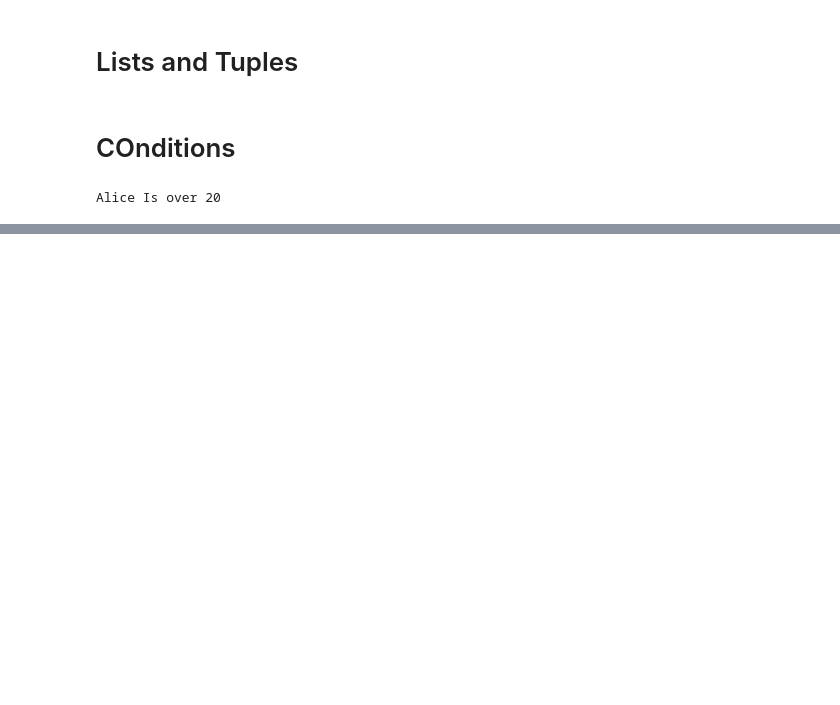
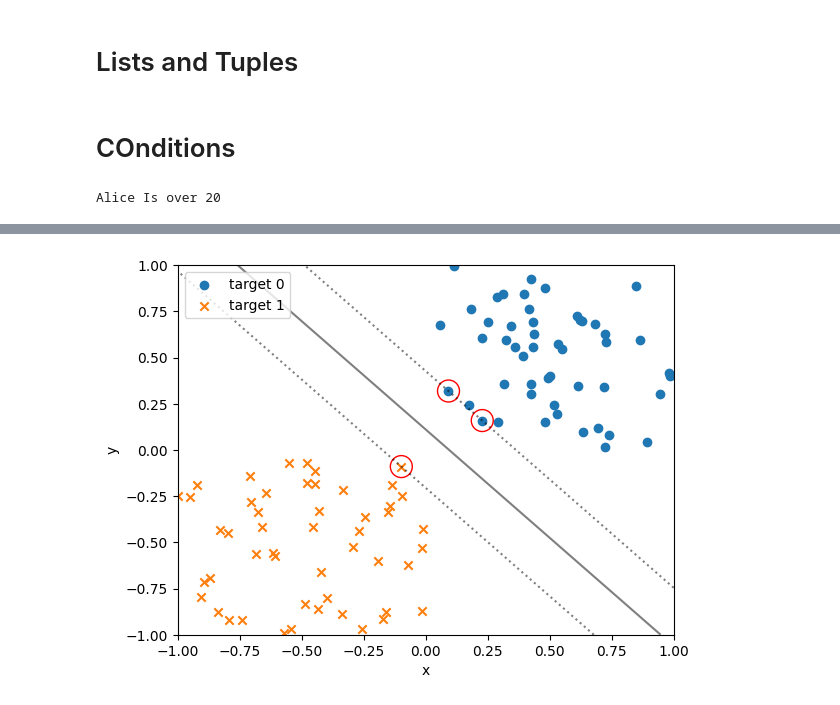
Before and after one commit to Mauroreis100/AIDataScienceCourse, a Jupyter notebook: Practicing/Practicing.ipynb, the cells around one changed output, grey strips where cells are left out. Saved outputs shown, nothing was run; the diff lists cells and outputs as text; code cells hidden in the pictures; blank space fills up the shorter version.

```diff
--- a/Practicing/Practicing.ipynb
+++ b/Practicing/Practicing.ipynb
@@ -20,0 +59,24 @@ Alice Is over 20
+# %%
+from sklearn.svm import SVC
+def plot_boundary_margin_sv(data0, target0, data1, target1, kernel, C, xmin=-1, xmax=1, ymin=-1, ymax=1):
+    svc = SVC(kernel=kernel, C=C)  # <-- 1
+    svc.fit(np.vstack((data0, data1)), np.hstack((target0, target1)))  # <-- 2
+    # 3
+    fig, ax = plt.subplots()
+    ax.scatter(data0[:, 0], data0[:, 1], marker="o", label='target 0')
+    ax.scatter(data1[:, 0], data1[:, 1], marker="x", label='target 1')
+    # 4
+    xx, yy = np.meshgrid(np.linspace(xmin, xmax, 100), np.linspace(ymin, ymax, 100))
+    xy = np.vstack([xx.ravel(), yy.ravel()]).T
+    p = svc.decision_function(xy).reshape((100, 100))
+    ax.contour(xx, yy, p, colors='k', levels=[-1, 0, 1], alpha=0.5, linestyles=[':', '-', ':'])
+    ax.scatter(svc.support_vectors_[:, 0], svc.support_vectors_[:, 1], s=250, facecolors='none', edgecolors='red') # <-- 5
+
+    ax.set_xlabel('x')
+    ax.set_ylabel('y')
+    ax.legend(loc='best')
+    plt.show()
+# %%
+plot_boundary_margin_sv(data0, target0, data1, target1, kernel='linear', C=1e6)
+# %% [output]
+[figure, added]
```
Also changed, not shown: parts of 5 cells of this notebook, 1 other file.
